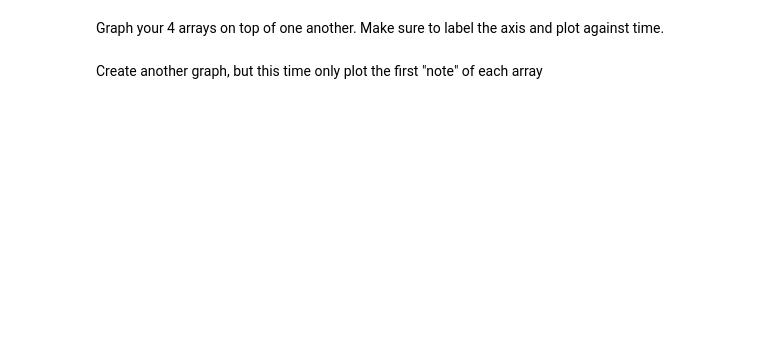
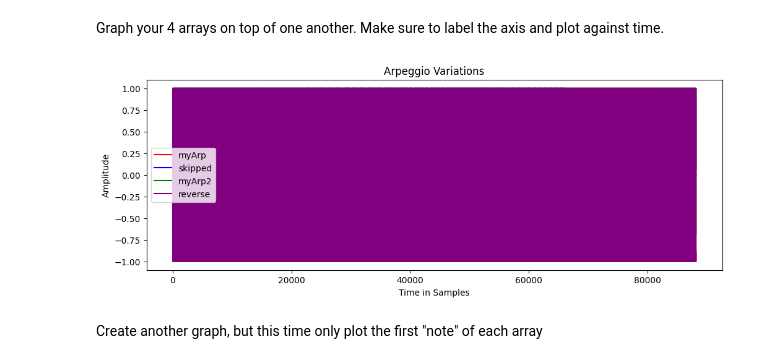
Before and after one commit to MrSesameSeed/AudioTechII, a Jupyter notebook: HW/HW1.ipynb, the cells around one changed output. Saved outputs shown, nothing was run; the diff lists cells and outputs as text; code cells hidden in the pictures; blank space fills up the shorter version.

```diff
--- a/HW/HW1.ipynb
+++ b/HW/HW1.ipynb
@@ -91,3 +164,8 @@ You should account for actual coding errors and errors that conceptually do not
 # %% [markdown]
 ### Section 4 - Using functions and graphing (3 points)
 Create a 2 second F major arpeggio in an array named 'myArp'. Play back your audio.
+# %%
+myArp = arpeggiateFreq(349.23, 2)
+x = len(myArp)
+print(x)
+Audio(myArp, rate=fs)
@@ -94,2 +175,16 @@ Create a 2 second F major arpeggio in an array named 'myArp'. Play back your aud
 # %% [markdown]
 Remove every 4th sample of 'myArp', save as a new array, 'skipped, and play back your audio. What happened to the audio?
+# %%
+indices = np.arange(len(myArp))
+keep = indices[indices % 4 != 3]
+skips = myArp[keep]
+diff = len(myArp) - len(skips)
+zeroDiff = np.zeros(diff)
+skipped = np.concatenate((skips, zeroDiff))
+
+x = len(skipped)
+print(x)
+
+Audio(skipped, rate = fs)
+
+# The audio sped up and was pitched up.
@@ -96,2 +194,7 @@ Remove every 4th sample of 'myArp', save as a new array, 'skipped, and play back
 # %% [markdown]
 Create a 2 Bb major arpeggio in an array named 'myArp2'. Play back your audio
+# %%
+myArp2 = arpeggiateFreq(466.16, 2)
+x = len(myArp2)
+print(x)
+Audio(myArp2, rate=fs)
@@ -98,2 +204,7 @@ Create a 2 Bb major arpeggio in an array named 'myArp2'. Play back your audio
 # %% [markdown]
 Reverse 'myArp2' and save as a new array, 'reverse'. Play back your audio
+# %%
+reverse = myArp2[::-1]
+x = len(reverse)
+print(x)
+Audio(reverse, rate=fs)
@@ -100,4 +214,18 @@ Reverse 'myArp2' and save as a new array, 'reverse'. Play back your audio
 # %% [markdown]
 Graph your 4 arrays on top of one another. Make sure to label the axis and plot against time.
+# %%
+plt.figure(figsize=(12, 4))
+plt.plot(myArp, label ='myArp', color='red')
+plt.plot(skipped, label ='skipped', color='blue')
+plt.plot(myArp2, label ='myArp2', color='green')
+plt.plot(reverse, label ='reverse', color='purple')
+plt.title('Arpeggio Variations')
+plt.xlabel('Time in Samples')
+plt.ylabel('Amplitude')
+plt.ylim(-1.1, 1.1)
+plt.legend()
+plt.show()
+# %% [output]
+[figure, added]
 # %% [markdown]
 Create another graph, but this time only plot the first "note" of each array
```
Also changed, not shown: parts of 8 cells of this notebook, 2 other files.
